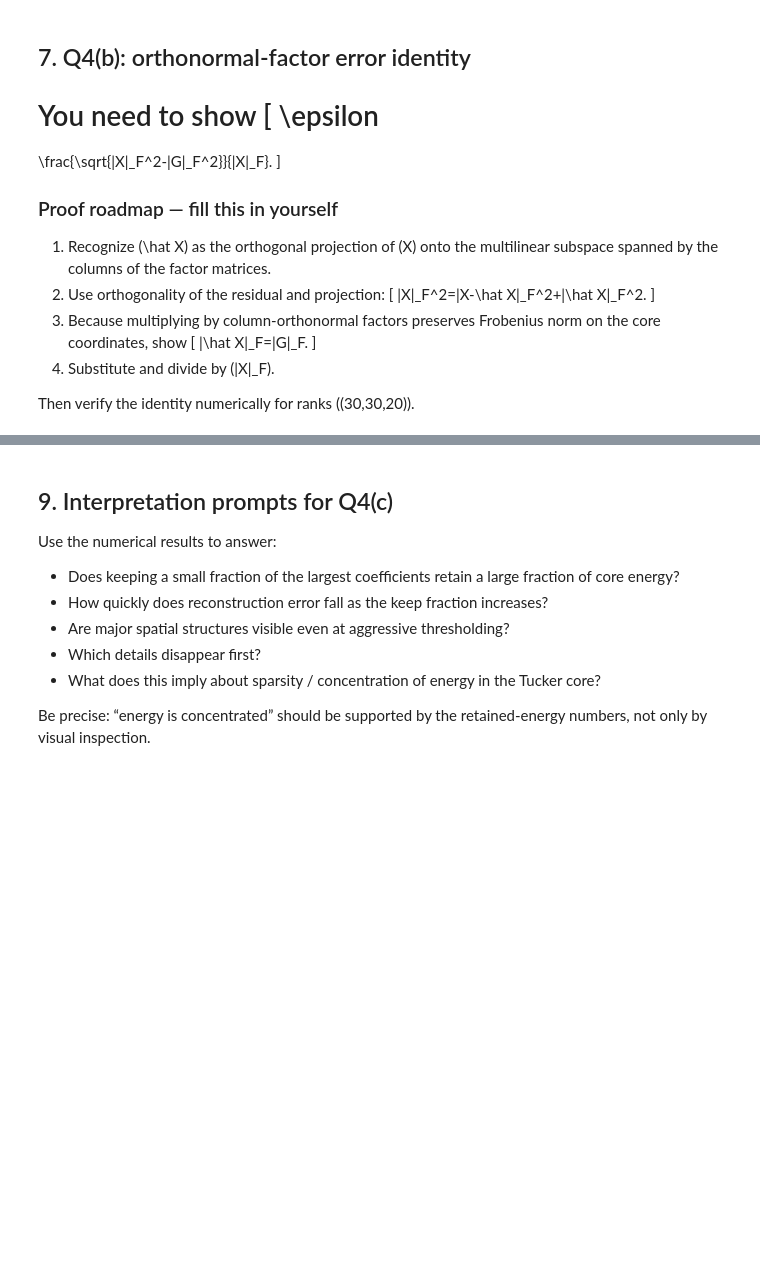
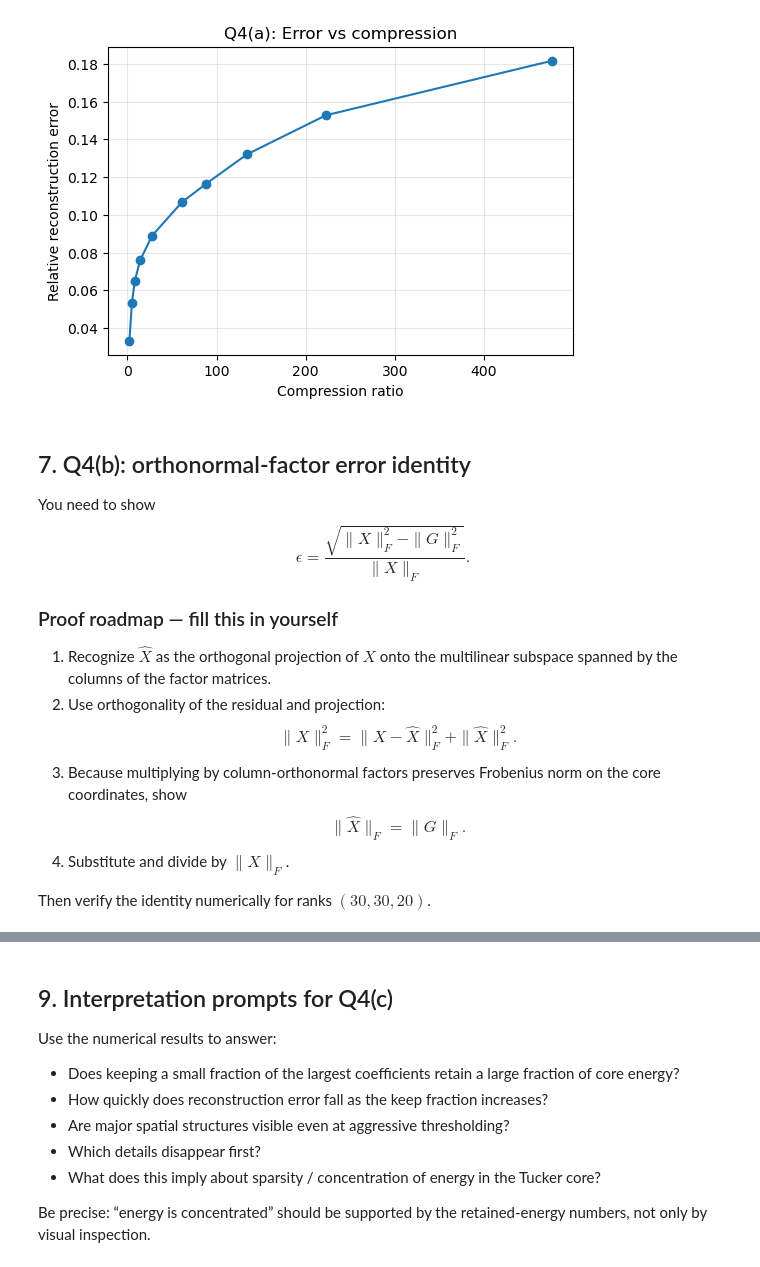
Before and after one commit to kyle-nguyennn/ml-stats-lab, a Jupyter notebook: fda/lab3/Q4_tucker_compression.ipynb, the cells around one changed output, grey strips where cells are left out. Cells and saved outputs as stored; diff of their text form; code cells hidden in the pictures; blank space fills up the shorter version.

```diff
--- a/fda/lab3/Q4_tucker_compression.ipynb
+++ b/fda/lab3/Q4_tucker_compression.ipynb
@@ -325,42 +345,41 @@ def compression_ratio(shape, ranks):
 # %%
-# TODO: plot relative error against compression ratio.
-# Think about axis direction: larger compression ratio means more compression.
-#
-# plt.figure(figsize=(6, 4))
-# plt.plot(
-#     [d["compression_ratio"] for d in sweep],
-#     [d["error"] for d in sweep],
-#     marker="o",
-# )
-# plt.xlabel("Compression ratio")
-# plt.ylabel("Relative reconstruction error")
-# plt.title("Q4(a): Error vs compression")
-# plt.grid(alpha=0.3)
-# plt.show()
+plt.figure(figsize=(6, 4))
+plt.plot(
+    [d["compression_ratio"] for d in sweep],
+    [d["error"] for d in sweep],
+    marker="o",
+)
+plt.xlabel("Compression ratio")
+plt.ylabel("Relative reconstruction error")
+plt.title("Q4(a): Error vs compression")
+plt.grid(alpha=0.3)
+plt.show()
+# %% [output]
+[figure, added]
 # %% [markdown]
 ## 7. Q4(b): orthonormal-factor error identity
 
 You need to show
-\[
+$$
 \epsilon
 =
 \frac{\sqrt{\|X\|_F^2-\|G\|_F^2}}{\|X\|_F}.
-\]
+$$
 
 ### Proof roadmap — fill this in yourself
 
-1. Recognize \(\hat X\) as the orthogonal projection of \(X\) onto the multilinear subspace spanned by the columns of the factor matrices.
+1. Recognize $\hat X$ as the orthogonal projection of $X$ onto the multilinear subspace spanned by the columns of the factor matrices.
 2. Use orthogonality of the residual and projection:
-   \[
+   $$
    \|X\|_F^2=\|X-\hat X\|_F^2+\|\hat X\|_F^2.
-   \]
+   $$
 3. Because multiplying by column-orthonormal factors preserves Frobenius norm on the core coordinates, show
-   \[
+   $$
    \|\hat X\|_F=\|G\|_F.
-   \]
-4. Substitute and divide by \(\|X\|_F\).
+   $$
+4. Substitute and divide by $\|X\|_F$.
 
-Then verify the identity numerically for ranks \((30,30,20)\).
+Then verify the identity numerically for ranks $(30,30,20)$.
 # %%
 # TODO: obtain or compute the (30,30,20) decomposition.
 #
```
Also changed, not shown: parts of 20 cells of this notebook.
